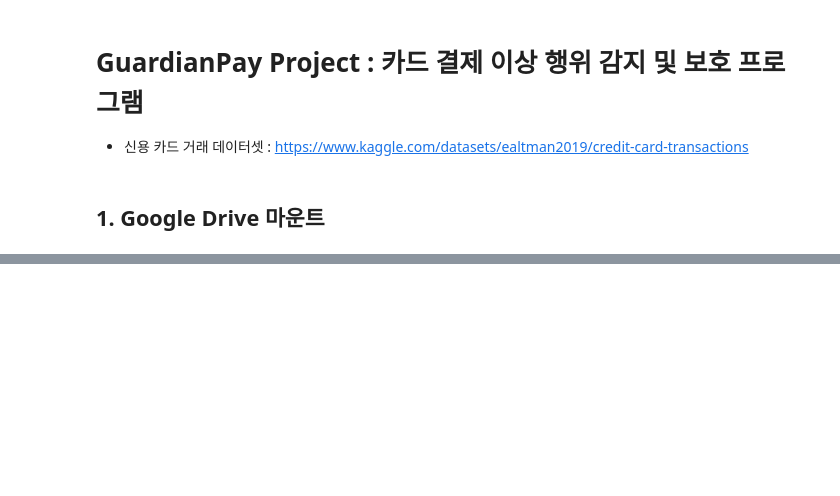
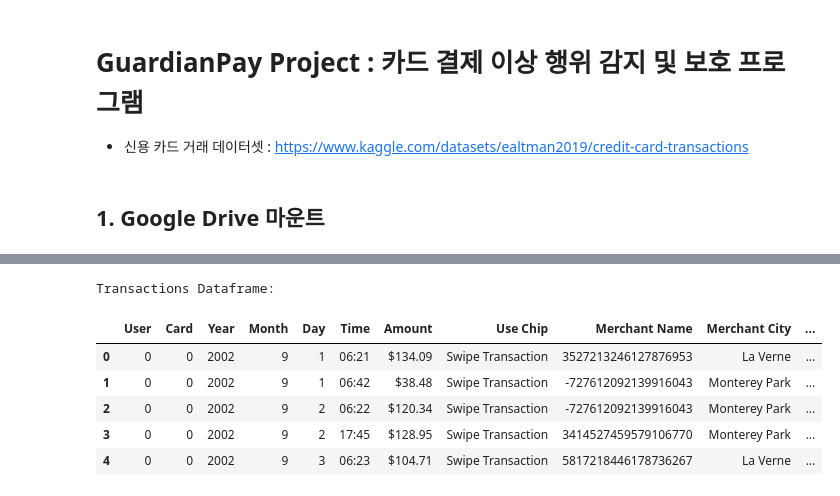
Before and after one commit to pixelwizard2/GuardianPay---Protecting-Against-Lost-Card-and-Copied-Card-Transactions, a Jupyter notebook: GuardianPay_code_(한국어).ipynb, the cells around one changed output, grey strips where cells are left out. Cells and saved outputs as stored; diff of their text form; code cells hidden in the pictures; blank space fills up the shorter version.

```diff
--- a/GuardianPay_code_(한국어).ipynb
+++ b/GuardianPay_code_(한국어).ipynb
@@ -14,0 +15,12 @@ Mounted at /content/drive
+# %%
+import pandas as pd
+
+# 데이터 파일 경로 설정
+cards_file_path = '/content/drive/My Drive/sd254_cards.csv'
+users_file_path = '/content/drive/My Drive/sd254_users.csv'
+transactions_file_path = '/content/drive/My Drive/User0_credit_card_transactions.csv'
+
+# 데이터 파일을 데이터프레임으로 읽어오기
+cards_df = pd.read_csv(cards_file_path)
+users_df = pd.read_csv(users_file_path)
+transactions_df = pd.read_csv(transactions_file_path)
@@ -14,0 +51,11 @@ Mounted at /content/drive
+# %%
+print("\nTransactions Dataframe:")
+transactions_df.head()
+# %% [output]
+Transactions Dataframe:
+|  | User | Card | Year | Month | Day | Time | Amount | Use Chip | Merchant Name | Merchant City | ... |
+| 0 | 0 | 0 | 2002 | 9 | 1 | 06:21 | $134.09 | Swipe Transaction | 3527213246127876953 | La Verne | ... |
+| 1 | 0 | 0 | 2002 | 9 | 1 | 06:42 | $38.48 | Swipe Transaction | -727612092139916043 | Monterey Park | ... |
+| 2 | 0 | 0 | 2002 | 9 | 2 | 06:22 | $120.34 | Swipe Transaction | -727612092139916043 | Monterey Park | ... |
+| 3 | 0 | 0 | 2002 | 9 | 2 | 17:45 | $128.95 | Swipe Transaction | 3414527459579106770 | Monterey Park | ... |
+| 4 | 0 | 0 | 2002 | 9 | 3 | 06:23 | $104.71 | Swipe Transaction | 5817218446178736267 | La Verne | ... |
```
Also changed, not shown: parts of 5 cells of this notebook.
